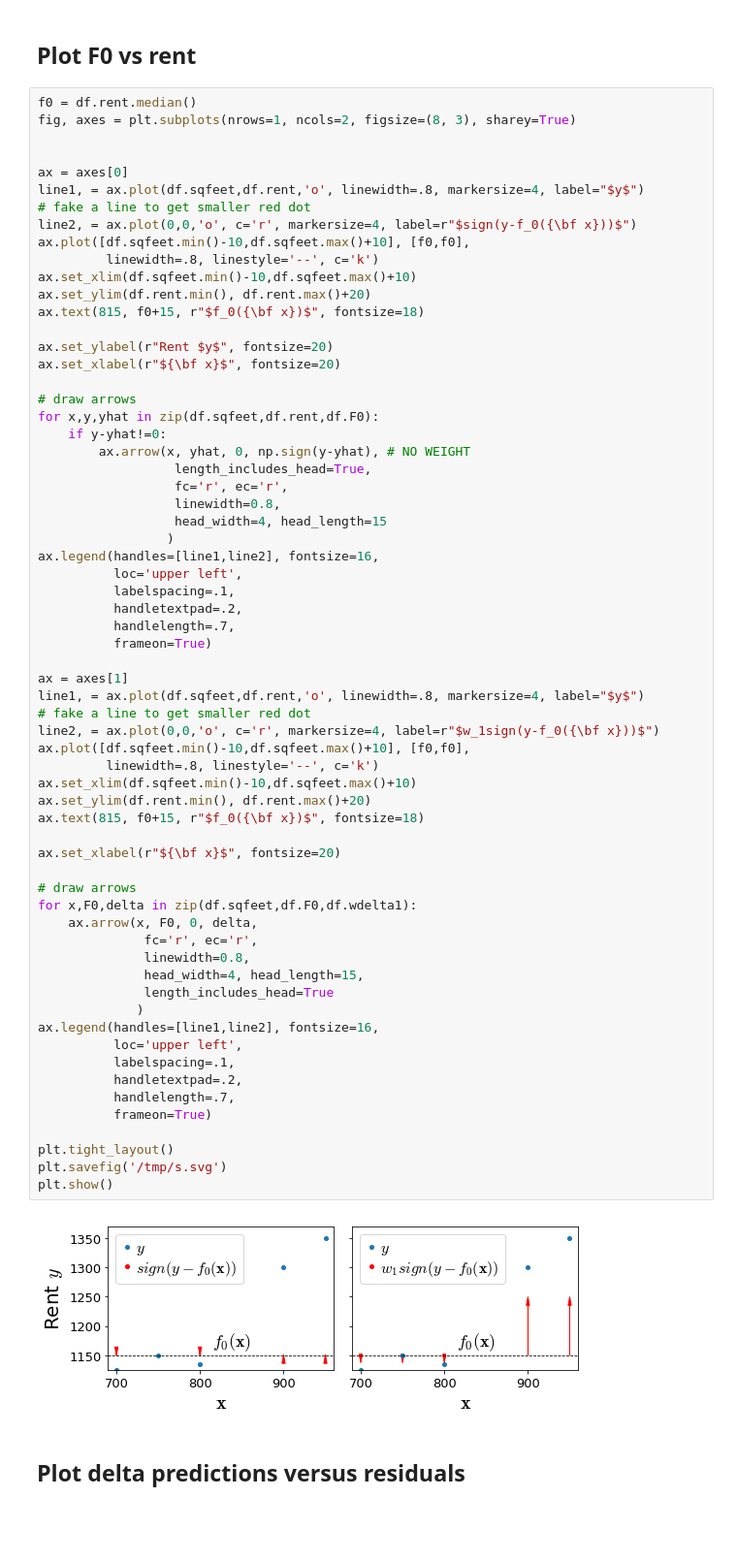
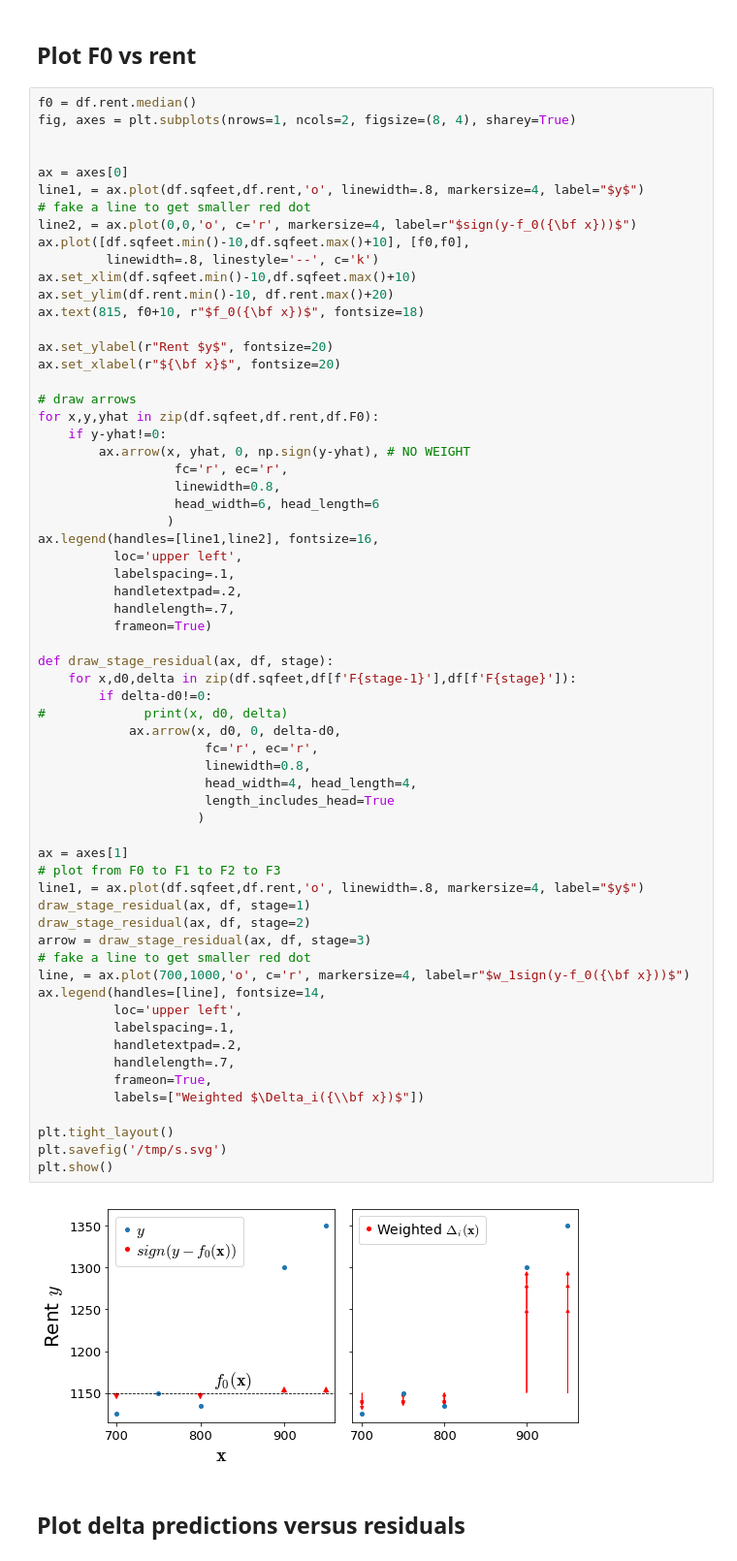
Before and after one commit to parrt/ml-articles, a Jupyter notebook: gradient-boosting/notebooks/dev-mae.ipynb, the cells around one changed output. Shown at 97% size. Drawn from its saved outputs; the diff is of its cells as text; blank space fills up the shorter version.

```diff
--- a/gradient-boosting/notebooks/dev-mae.ipynb
+++ b/gradient-boosting/notebooks/dev-mae.ipynb
@@ -111,7 +108,7 @@ for i in range(len(df)):
 ## Plot F0 vs rent
 # %%
 f0 = df.rent.median()
-fig, axes = plt.subplots(nrows=1, ncols=2, figsize=(8, 3), sharey=True)
+fig, axes = plt.subplots(nrows=1, ncols=2, figsize=(8, 4), sharey=True)
 
 
 ax = axes[0]
@@ -121,60 +118,59 @@ line2, = ax.plot(0,0,'o', c='r', markersize=4, label=r"$sign(y-f_0({\bf x}))$")
 ax.plot([df.sqfeet.min()-10,df.sqfeet.max()+10], [f0,f0],
          linewidth=.8, linestyle='--', c='k')
 ax.set_xlim(df.sqfeet.min()-10,df.sqfeet.max()+10)
-ax.set_ylim(df.rent.min(), df.rent.max()+20)
-ax.text(815, f0+15, r"$f_0({\bf x})$", fontsize=18)
+ax.set_ylim(df.rent.min()-10, df.rent.max()+20)
+ax.text(815, f0+10, r"$f_0({\bf x})$", fontsize=18)
 
 ax.set_ylabel(r"Rent $y$", fontsize=20)
 ax.set_xlabel(r"${\bf x}$", fontsize=20)
 
 # draw arrows
 for x,y,yhat in zip(df.sqfeet,df.rent,df.F0):
     if y-yhat!=0:
         ax.arrow(x, yhat, 0, np.sign(y-yhat), # NO WEIGHT
-                  length_includes_head=True,
                   fc='r', ec='r',
                   linewidth=0.8,
-                  head_width=4, head_length=15
+                  head_width=6, head_length=6
                  )
 ax.legend(handles=[line1,line2], fontsize=16,
           loc='upper left',
           labelspacing=.1,
           handletextpad=.2,
           handlelength=.7,
           frameon=True)
 
+def draw_stage_residual(ax, df, stage):
+    for x,d0,delta in zip(df.sqfeet,df[f'F{stage-1}'],df[f'F{stage}']):
+        if delta-d0!=0:
+#             print(x, d0, delta)
+            ax.arrow(x, d0, 0, delta-d0,
+                      fc='r', ec='r',
+                      linewidth=0.8,
+                      head_width=4, head_length=4,
+                      length_includes_head=True
+                     )
+
 ax = axes[1]
+# plot from F0 to F1 to F2 to F3
 line1, = ax.plot(df.sqfeet,df.rent,'o', linewidth=.8, markersize=4, label="$y$")
+draw_stage_residual(ax, df, stage=1)
+draw_stage_residual(ax, df, stage=2)
+arrow = draw_stage_residual(ax, df, stage=3)
 # fake a line to get smaller red dot
-line2, = ax.plot(0,0,'o', c='r', markersize=4, label=r"$w_1sign(y-f_0({\bf x}))$")
-ax.plot([df.sqfeet.min()-10,df.sqfeet.max()+10], [f0,f0],
-         linewidth=.8, linestyle='--', c='k')
-ax.set_xlim(df.sqfeet.min()-10,df.sqfeet.max()+10)
-ax.set_ylim(df.rent.min(), df.rent.max()+20)
-ax.text(815, f0+15, r"$f_0({\bf x})$", fontsize=18)
-
-ax.set_xlabel(r"${\bf x}$", fontsize=20)
-
-# draw arrows
-for x,F0,delta in zip(df.sqfeet,df.F0,df.wdelta1):
-    ax.arrow(x, F0, 0, delta,
-              fc='r', ec='r',
-              linewidth=0.8,
-              head_width=4, head_length=15,
-              length_includes_head=True
-             )
-ax.legend(handles=[line1,line2], fontsize=16,
+line, = ax.plot(700,1000,'o', c='r', markersize=4, label=r"$w_1sign(y-f_0({\bf x}))$")
+ax.legend(handles=[line], fontsize=14,
           loc='upper left',
           labelspacing=.1,
           handletextpad=.2,
           handlelength=.7,
-          frameon=True)
+          frameon=True,
+          labels=["Weighted $\Delta_i({\\bf x})$"])
 
 plt.tight_layout()
 plt.savefig('/tmp/s.svg')
 plt.show()
 # %% [output]
-[figure, old version]
+[figure, new version]
 # %% [markdown]
 ## Plot delta predictions versus residuals
 # %%
```
Also changed, not shown: parts of 14 cells of this notebook, 1 other file.
